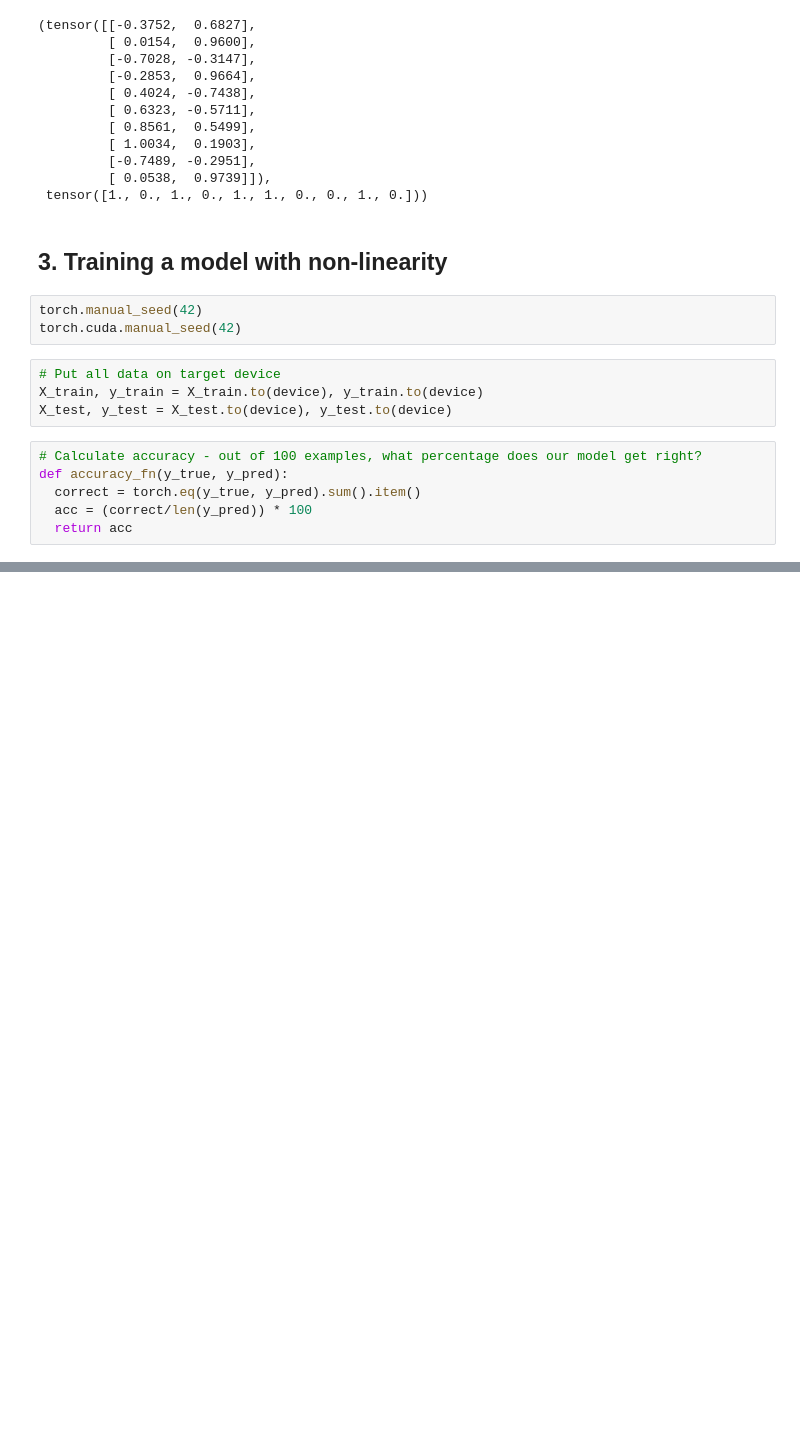
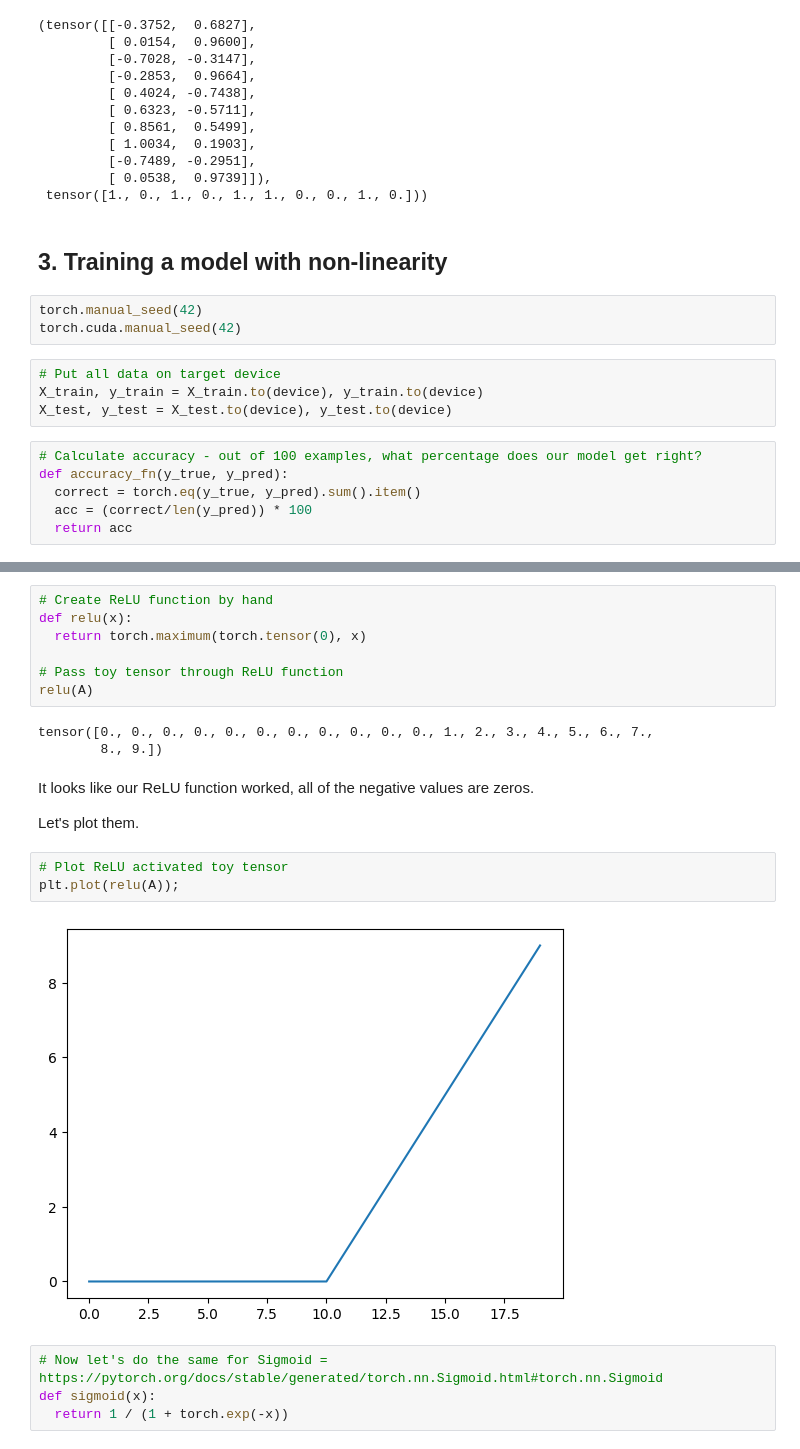
Before and after one commit to davidandw190/pytorch-deep-learning-workspace, a Jupyter notebook: notebooks-for-learning/02_pytorch_dl_classification.ipynb, the cells around one changed output, grey strips where cells are left out. Drawn from its saved outputs; the diff is of its cells as text; blank space fills up the shorter version.

Commit message:
Work on manually replicating non-linear activation functions

```diff
--- a/notebooks-for-learning/02_pytorch_dl_classification.ipynb
+++ b/notebooks-for-learning/02_pytorch_dl_classification.ipynb
@@ -363,0 +349,24 @@ plot_decision_boundary(model_0, X_test, y_test)
+# %%
+# Create ReLU function by hand
+def relu(x):
+  return torch.maximum(torch.tensor(0), x)
+
+# Pass toy tensor through ReLU function
+relu(A)
+# %% [output]
+tensor([0., 0., 0., 0., 0., 0., 0., 0., 0., 0., 0., 1., 2., 3., 4., 5., 6., 7.,
+        8., 9.])
+# %% [markdown]
+
+It looks like our ReLU function worked, all of the negative values are zeros.
+
+Let's plot them.
+# %%
+# Plot ReLU activated toy tensor
+plt.plot(relu(A));
+# %% [output]
+[figure, added]
+# %%
+# Now let's do the same for Sigmoid = https://pytorch.org/docs/stable/generated/torch.nn.Sigmoid.html#torch.nn.Sigmoid
+def sigmoid(x):
+  return 1 / (1 + torch.exp(-x))
```
Also changed, not shown: parts of 21 cells of this notebook.
